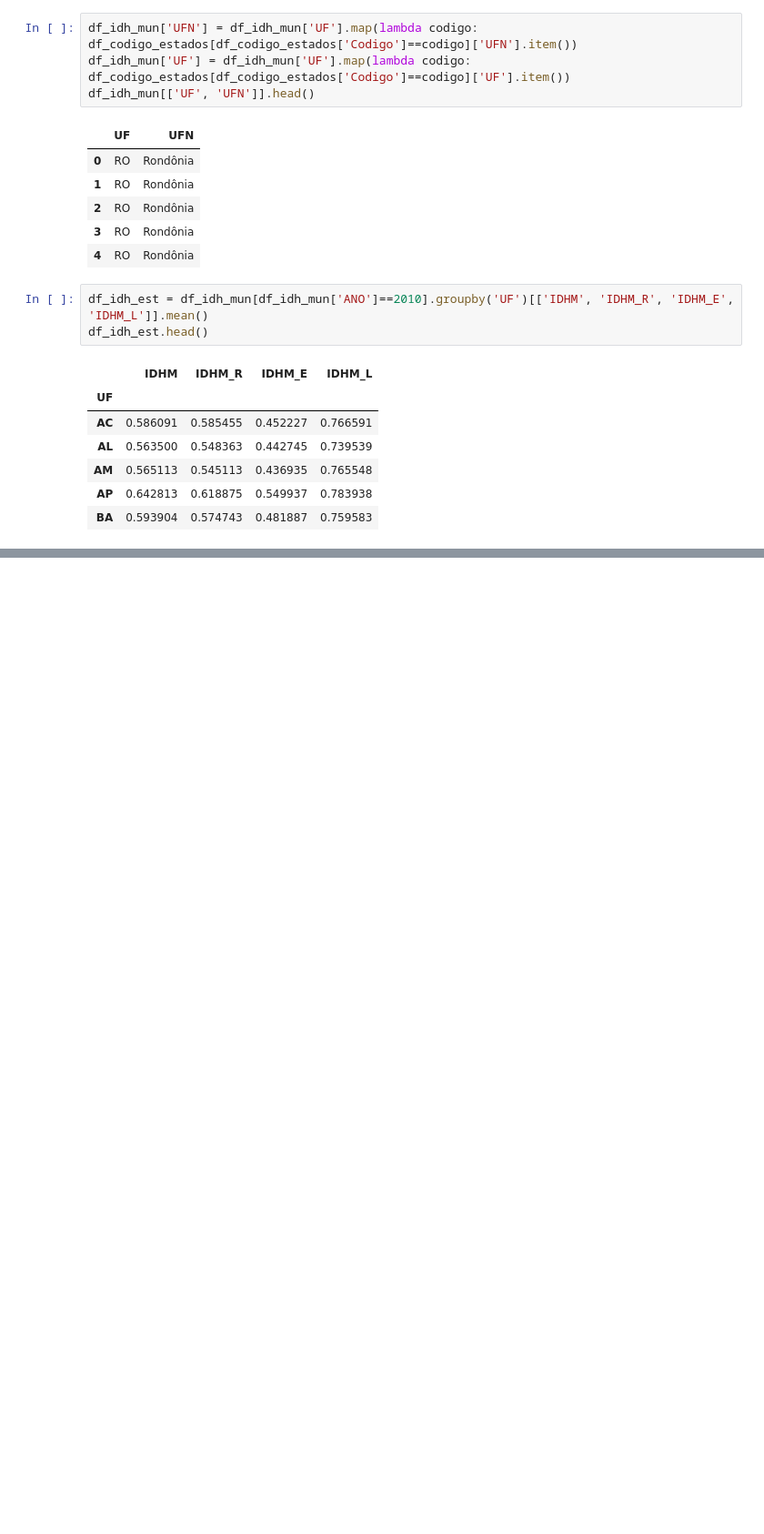
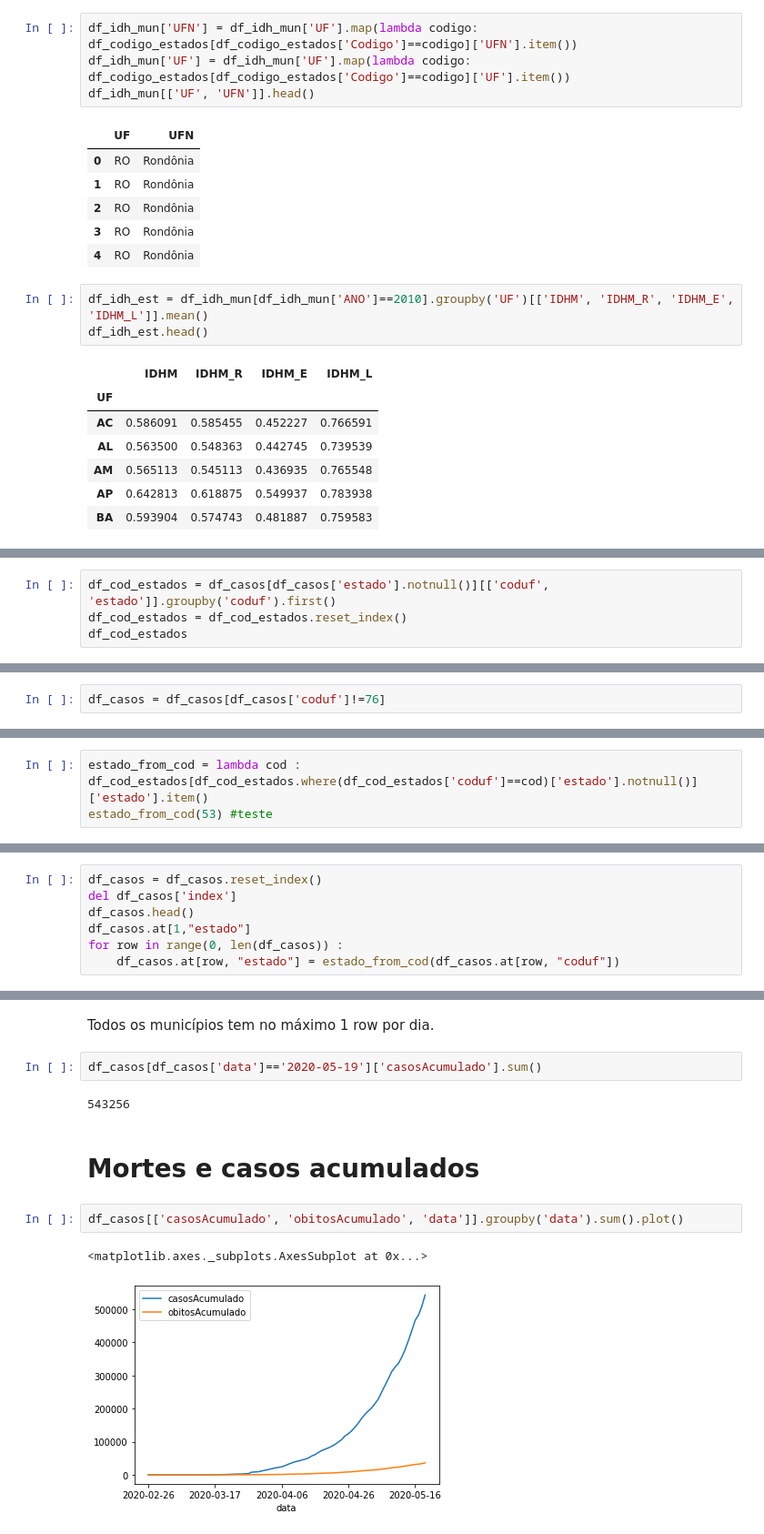
Before and after one commit to LucaDillenburg/Data-Analytics-Covid, a Jupyter notebook: main.ipynb, the cells around one changed output, grey strips where cells are left out. Shown at 91% size. Saved outputs shown, nothing was run; the diff lists cells and outputs as text; blank space fills up the shorter version.

```diff
--- a/main.ipynb
+++ b/main.ipynb
@@ -196,0 +355,4 @@ Para descobrir se esses dois dados quantitativos tem correlação, vamos usar a
+# %%
+df_cod_estados = df_casos[df_casos['estado'].notnull()][['coduf', 'estado']].groupby('coduf').first()
+df_cod_estados = df_cod_estados.reset_index()
+df_cod_estados
@@ -196,0 +400,2 @@ Para descobrir se esses dois dados quantitativos tem correlação, vamos usar a
+# %%
+df_casos = df_casos[df_casos['coduf']!=76]
@@ -196,0 +404,3 @@ Para descobrir se esses dois dados quantitativos tem correlação, vamos usar a
+# %%
+estado_from_cod = lambda cod : df_cod_estados[df_cod_estados.where(df_cod_estados['coduf']==cod)['estado'].notnull()]['estado'].item()
+estado_from_cod(53) #teste
@@ -196,0 +409,7 @@ Para descobrir se esses dois dados quantitativos tem correlação, vamos usar a
+# %%
+df_casos = df_casos.reset_index()
+del df_casos['index']
+df_casos.head()
+df_casos.at[1,"estado"]
+for row in range(0, len(df_casos)) :
+    df_casos.at[row, "estado"] = estado_from_cod(df_casos.at[row, "coduf"])
@@ -196,0 +501,13 @@ Para descobrir se esses dois dados quantitativos tem correlação, vamos usar a
+# %% [markdown]
+Todos os municípios tem no máximo 1 row por dia.
+# %%
+df_casos[df_casos['data']=='2020-05-19']['casosAcumulado'].sum()
+# %% [output]
+543256
+# %% [markdown]
+# Mortes e casos acumulados
+# %%
+df_casos[['casosAcumulado', 'obitosAcumulado', 'data']].groupby('data').sum().plot()
+# %% [output]
+<matplotlib.axes._subplots.AxesSubplot at 0x...>
+[figure, added]
```
Also changed, not shown: parts of 42 cells of this notebook, 6 other files.
